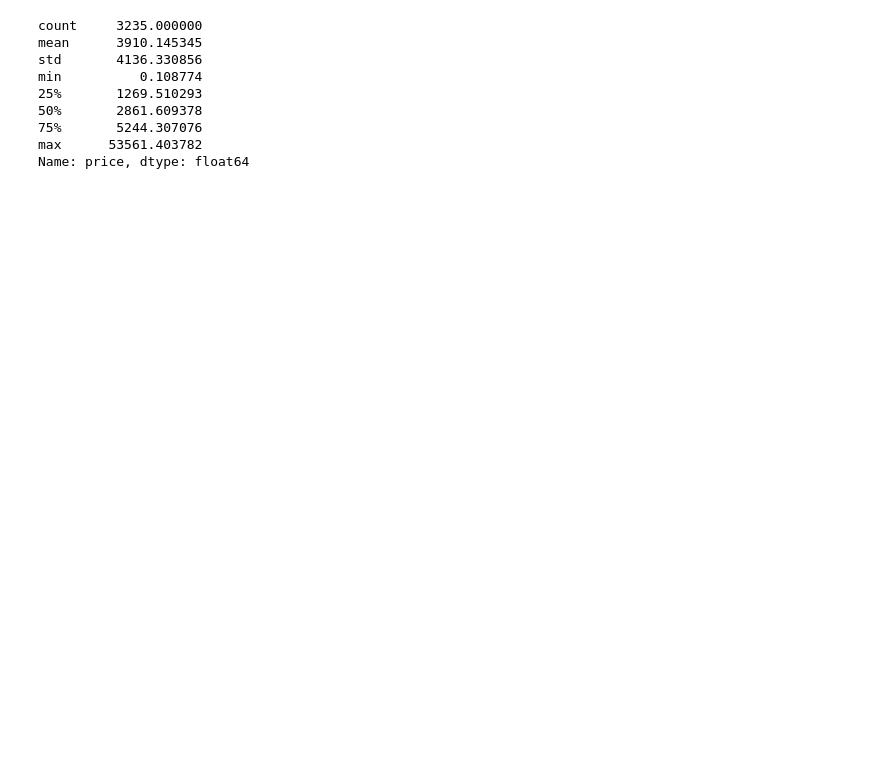
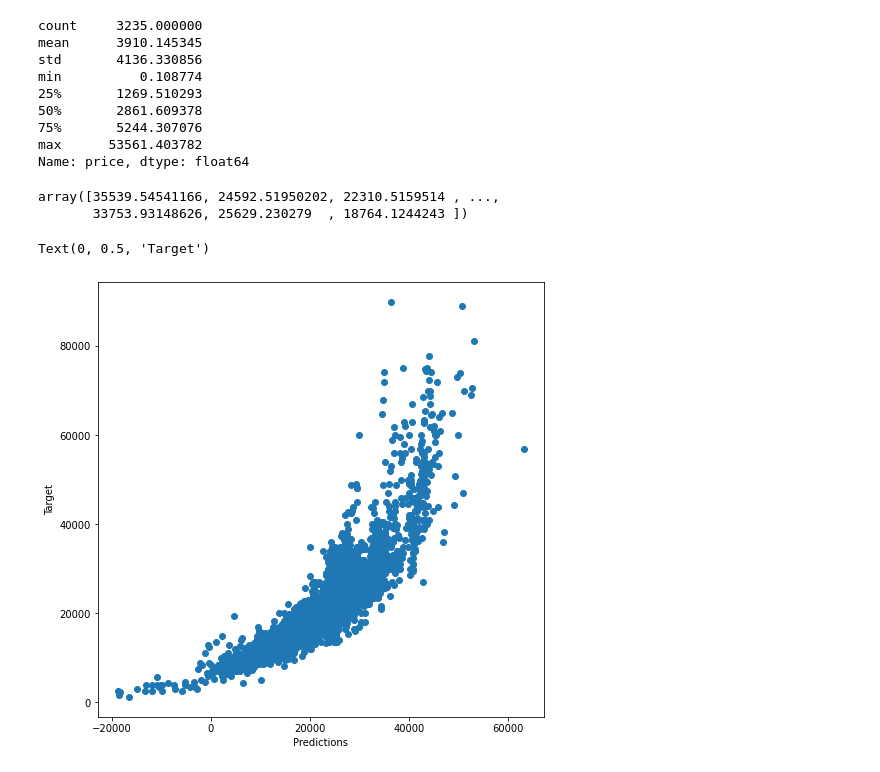
Before and after one commit to baklazhenko-dm/DataMining, a Jupyter notebook: Лабораторная 3 - регрессия/Lab3.ipynb, the cells around one changed output. Saved outputs shown, nothing was run; the diff lists cells and outputs as text; code cells hidden in the pictures; blank space fills up the shorter version.

```diff
--- a/Лабораторная 3 - регрессия/Lab3.ipynb
+++ b/Лабораторная 3 - регрессия/Lab3.ipynb
@@ -87,3 +104,16 @@ min          0.108774
 75%       5244.307076
 max      53561.403782
 Name: price, dtype: float64
+# %%
+prediction
+# %% [output]
+array([35539.54541166, 24592.51950202, 22310.5159514 , ...,
+       33753.93148626, 25629.230279  , 18764.1244243 ])
+# %%
+plt.figure(figsize=(8, 8))
+plt.scatter(prediction, Y_test)
+plt.xlabel('Predictions')
+plt.ylabel('Target')
+# %% [output]
+Text(0, 0.5, 'Target')
+[figure, added]
```
Also changed, not shown: parts of 3 cells of this notebook.
